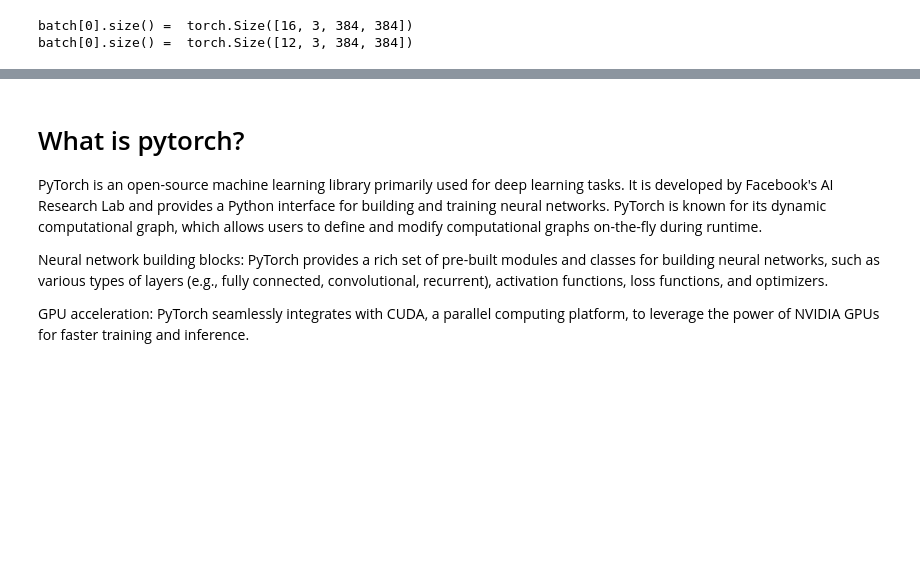
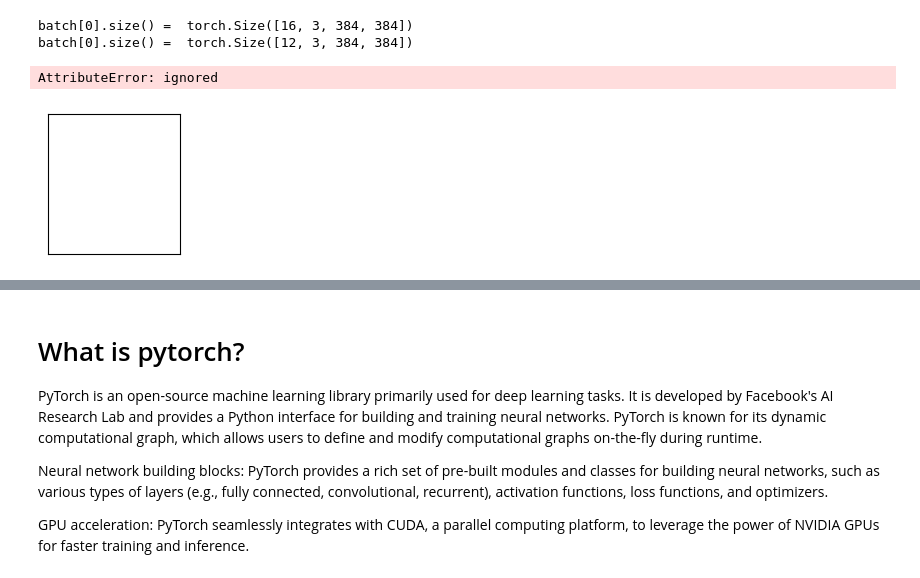
Before and after one commit to rohitd3/manyFacesML, a Jupyter notebook: _notebooks/CNN_faces.ipynb, the cells around one changed output, grey strips where cells are left out. Cells and saved outputs as stored; diff of their text form; code cells hidden in the pictures; blank space fills up the shorter version.

```diff
--- a/_notebooks/CNN_faces.ipynb
+++ b/_notebooks/CNN_faces.ipynb
@@ -196,6 +205,21 @@ images, labels = next(dataiter)
 images = images.numpy() # convert images to numpy for display
 
 # plot the images in the batch, along with the corresponding labels
+# %%
+num_of_image_to_display = 16
+
+fig = plt.figure(figsize=(num_of_image_to_display, 4))
+
+for idx in np.arange(num_of_image_to_display):
+    ax = fig.add_subplot(2, int(num_of_image_to_display/2), idx+1, xticks=[], yticks=[])
+    imshownormal(images[idx])
+    ax.set_title(classes[labels[idx]])
+
+display(plt.show())
+plt.close()
+# %% [output]
+AttributeError: ignored
+[figure, added]
 # %%
 num_of_image_to_display = 16
 
```
Also changed, not shown: parts of 9 cells of this notebook.
